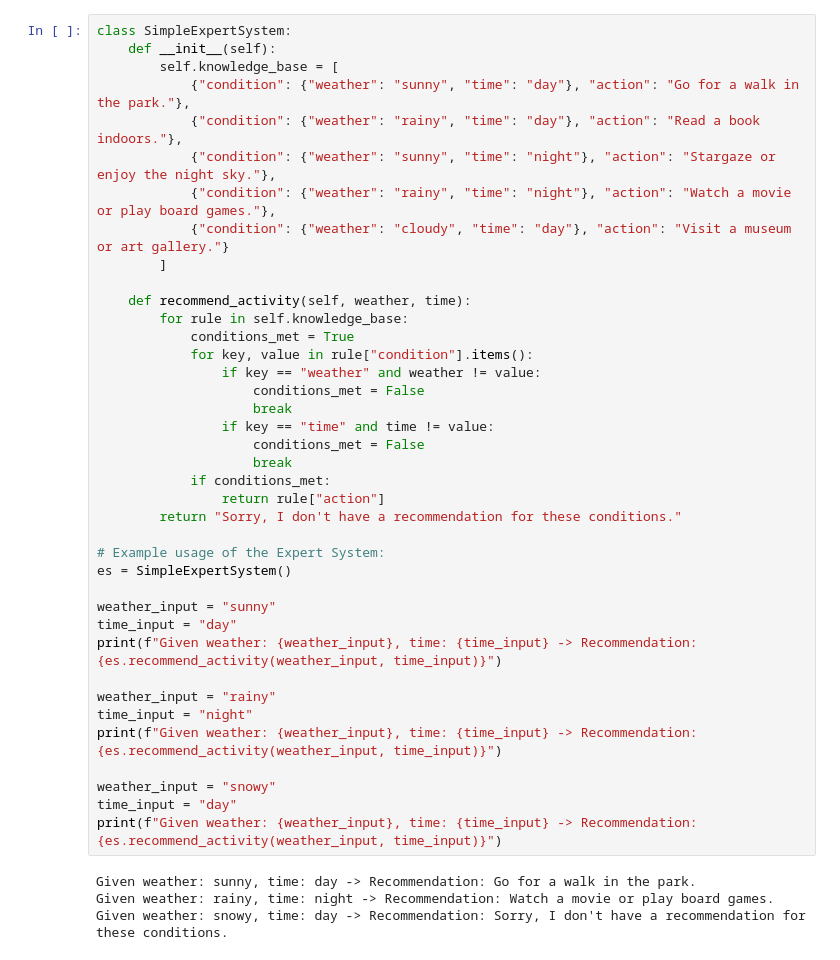
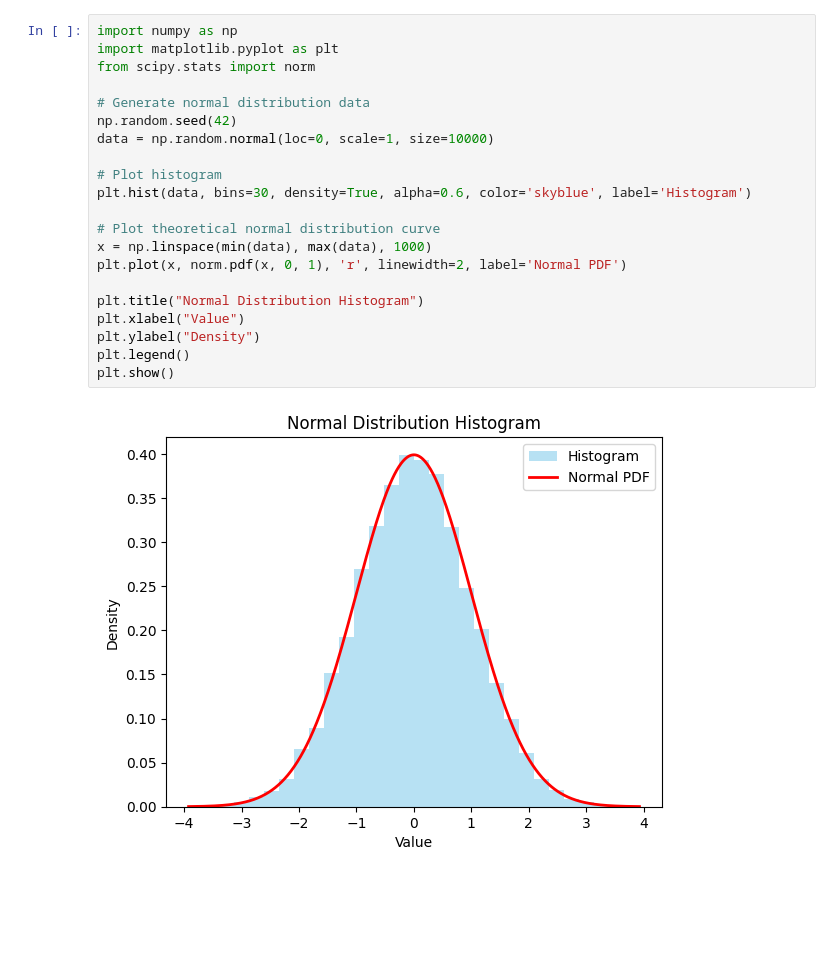
Before and after one commit to chaitanya060906/Artificial_Intelligence_Lab_SE_A_67, a Jupyter notebook: Untitled2.ipynb, the cells around one changed output. Drawn from its saved outputs; the diff is of its cells as text; blank space fills up the shorter version.

```diff
--- a/Untitled2.ipynb
+++ b/Untitled2.ipynb
@@ -115,43 +3,23 @@ An Expert System typically consists of a knowledge base (facts and rules) and an
-# %%
-class SimpleExpertSystem:
-    def __init__(self):
-        self.knowledge_base = [
-            {"condition": {"weather": "sunny", "time": "day"}, "action": "Go for a walk in the park."},
-            {"condition": {"weather": "rainy", "time": "day"}, "action": "Read a book indoors."},
-            {"condition": {"weather": "sunny", "time": "night"}, "action": "Stargaze or enjoy the night sky."},
-            {"condition": {"weather": "rainy", "time": "night"}, "action": "Watch a movie or play board games."},
-            {"condition": {"weather": "cloudy", "time": "day"}, "action": "Visit a museum or art gallery."}
-        ]
-
-    def recommend_activity(self, weather, time):
-        for rule in self.knowledge_base:
-            conditions_met = True
-            for key, value in rule["condition"].items():
-                if key == "weather" and weather != value:
-                    conditions_met = False
-                    break
-                if key == "time" and time != value:
-                    conditions_met = False
-                    break
-            if conditions_met:
-                return rule["action"]
-        return "Sorry, I don't have a recommendation for these conditions."
-
-# Example usage of the Expert System:
-es = SimpleExpertSystem()
-
-weather_input = "sunny"
-time_input = "day"
-print(f"Given weather: {weather_input}, time: {time_input} -> Recommendation: {es.recommend_activity(weather_input, time_input)}")
-
-weather_input = "rainy"
-time_input = "night"
-print(f"Given weather: {weather_input}, time: {time_input} -> Recommendation: {es.recommend_activity(weather_input, time_input)}")
-
-weather_input = "snowy"
-time_input = "day"
-print(f"Given weather: {weather_input}, time: {time_input} -> Recommendation: {es.recommend_activity(weather_input, time_input)}")
-# %% [output]
-Given weather: sunny, time: day -> Recommendation: Go for a walk in the park.
-Given weather: rainy, time: night -> Recommendation: Watch a movie or play board games.
-Given weather: snowy, time: day -> Recommendation: Sorry, I don't have a recommendation for these conditions.
+# %%
+import numpy as np
+import matplotlib.pyplot as plt
+from scipy.stats import norm
+
+# Generate normal distribution data
+np.random.seed(42)
+data = np.random.normal(loc=0, scale=1, size=10000)
+
+# Plot histogram
+plt.hist(data, bins=30, density=True, alpha=0.6, color='skyblue', label='Histogram')
+
+# Plot theoretical normal distribution curve
+x = np.linspace(min(data), max(data), 1000)
+plt.plot(x, norm.pdf(x, 0, 1), 'r', linewidth=2, label='Normal PDF')
+
+plt.title("Normal Distribution Histogram")
+plt.xlabel("Value")
+plt.ylabel("Density")
+plt.legend()
+plt.show()
+# %% [output]
+[figure, added]
```
Also changed, not shown: parts of 12 cells of this notebook.
